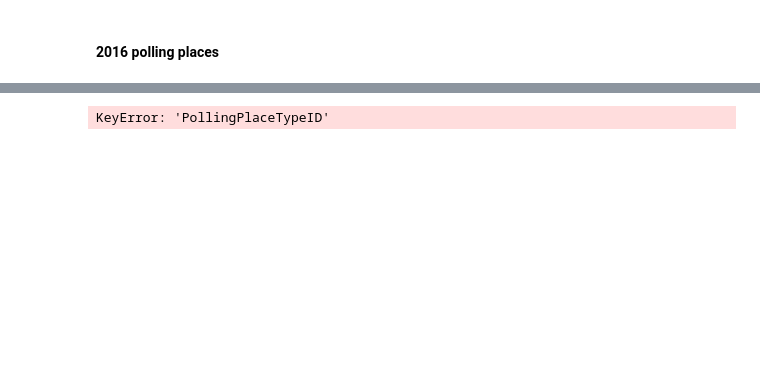
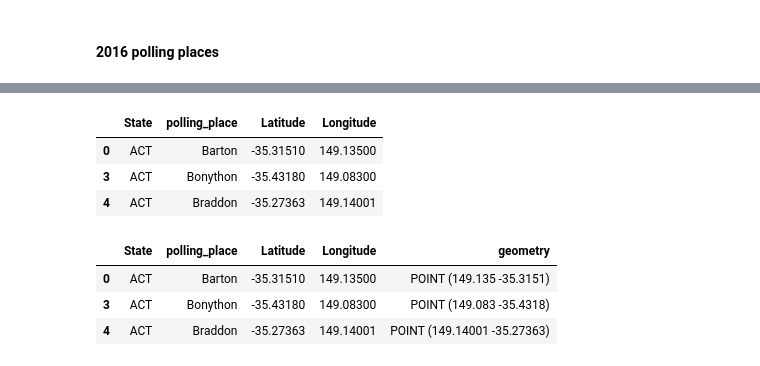
Before and after one commit to jaketclarke/australian_referenda, a Jupyter notebook: republic_referendum_analytics.ipynb, the cells around one changed output, grey strips where cells are left out. Cells and saved outputs as stored; diff of their text form; code cells hidden in the pictures; blank space fills up the shorter version.

```diff
--- a/republic_referendum_analytics.ipynb
+++ b/republic_referendum_analytics.ipynb
@@ -334,11 +334,12 @@ def left_of_bracket(s):
 lambda_polling_places = lambda x: left_of_bracket(x)
 
 # just ordinary polling places
-
 df_pp_2016 = df_pp_2016[df_pp_2016['PollingPlaceTypeID'] == 1]
 
+# make a seat-independent polling place column
 df_pp_2016['polling_place'] = df_pp_2016['PollingPlaceNm'].apply(lambda_polling_places)
 
+# filter for relevant columns
 df_pp_2016 = df_pp_2016[[
     'State',
     'polling_place',
@@ -346,8 +347,26 @@ df_pp_2016 = df_pp_2016[[
     'Longitude'
 ]]
 
+# make headers lower case
+df_pp_2016.columns = [x.lower() for x in df_pp_2016.columns]
+
+# de dup
 df_pp_2016.drop_duplicates()
 
 df_pp_2016.head(3)
 # %% [output]
-KeyError: 'PollingPlaceTypeID'
+|  | State | polling_place | Latitude | Longitude |
+| 0 | ACT | Barton | -35.31510 | 149.13500 |
+| 3 | ACT | Bonython | -35.43180 | 149.08300 |
+| 4 | ACT | Braddon | -35.27363 | 149.14001 |
+# %%
+df_pp_2016['geometry'] = df_pp_2016.apply(lambda z: Point(z.Longitude, z.Latitude), axis=1)
+
+df_pp_2016_geom = gp.GeoDataFrame(df_pp_2016)
+
+df_pp_2016_geom.head(3)
+# %% [output]
+|  | State | polling_place | Latitude | Longitude | geometry |
+| 0 | ACT | Barton | -35.31510 | 149.13500 | POINT (149.135 -35.3151) |
+| 3 | ACT | Bonython | -35.43180 | 149.08300 | POINT (149.083 -35.4318) |
+| 4 | ACT | Braddon | -35.27363 | 149.14001 | POINT (149.14001 -35.27363) |
```
